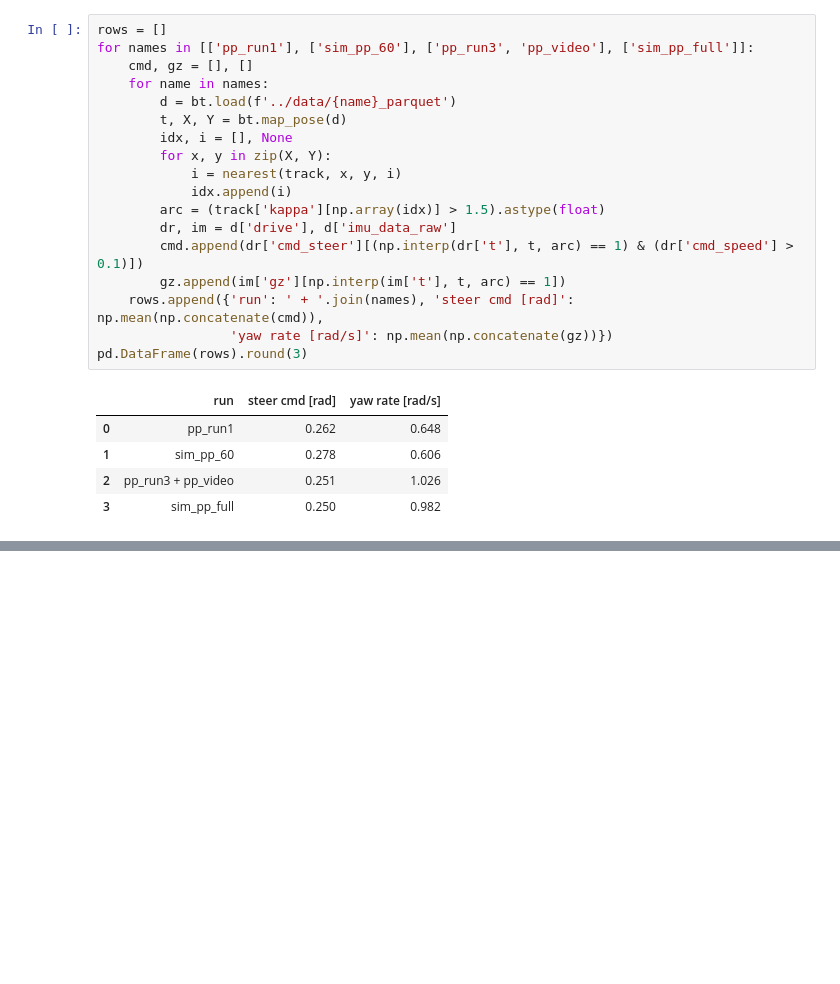
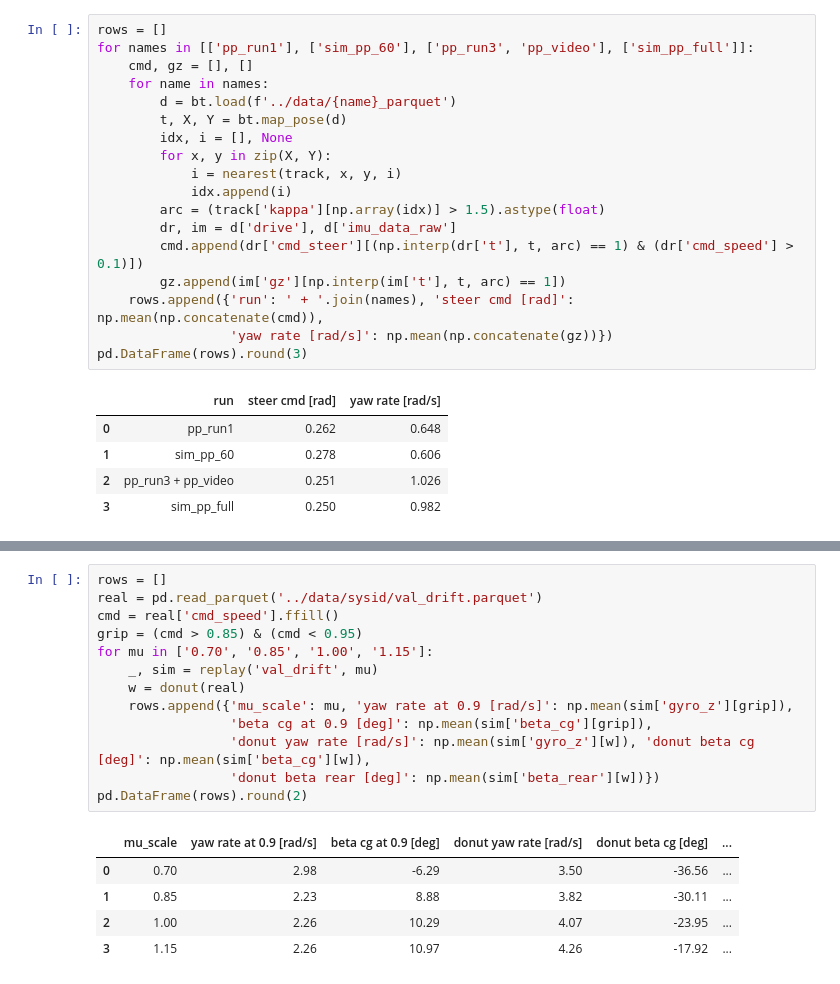
Before and after one commit to Gelminaio/drift-mpc-ackermann, a Jupyter notebook: notebooks/simulation.ipynb, the cells around one changed output, grey strips where cells are left out. Saved outputs shown, nothing was run; the diff lists cells and outputs as text; blank space fills up the shorter version.

```diff
--- a/notebooks/simulation.ipynb
+++ b/notebooks/simulation.ipynb
@@ -139,0 +206,19 @@ pd.DataFrame(rows).round(3)
+# %%
+rows = []
+real = pd.read_parquet('../data/sysid/val_drift.parquet')
+cmd = real['cmd_speed'].ffill()
+grip = (cmd > 0.85) & (cmd < 0.95)
+for mu in ['0.70', '0.85', '1.00', '1.15']:
+    _, sim = replay('val_drift', mu)
+    w = donut(real)
+    rows.append({'mu_scale': mu, 'yaw rate at 0.9 [rad/s]': np.mean(sim['gyro_z'][grip]),
+                 'beta cg at 0.9 [deg]': np.mean(sim['beta_cg'][grip]),
+                 'donut yaw rate [rad/s]': np.mean(sim['gyro_z'][w]), 'donut beta cg [deg]': np.mean(sim['beta_cg'][w]),
+                 'donut beta rear [deg]': np.mean(sim['beta_rear'][w])})
+pd.DataFrame(rows).round(2)
+# %% [output]
+|  | mu_scale | yaw rate at 0.9 [rad/s] | beta cg at 0.9 [deg] | donut yaw rate [rad/s] | donut beta cg [deg] | ... |
+| 0 | 0.70 | 2.98 | -6.29 | 3.50 | -36.56 | ... |
+| 1 | 0.85 | 2.23 | 8.88 | 3.82 | -30.11 | ... |
+| 2 | 1.00 | 2.26 | 10.29 | 4.07 | -23.95 | ... |
+| 3 | 1.15 | 2.26 | 10.97 | 4.26 | -17.92 | ... |
```
Also changed, not shown: parts of 7 cells of this notebook, 2 other files.
